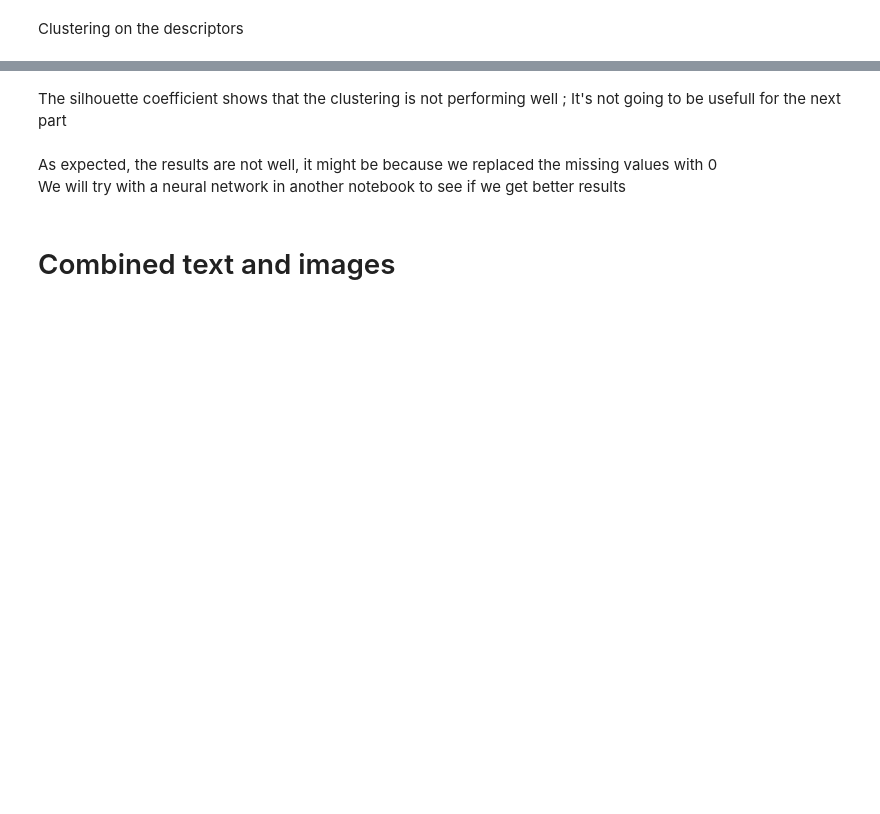
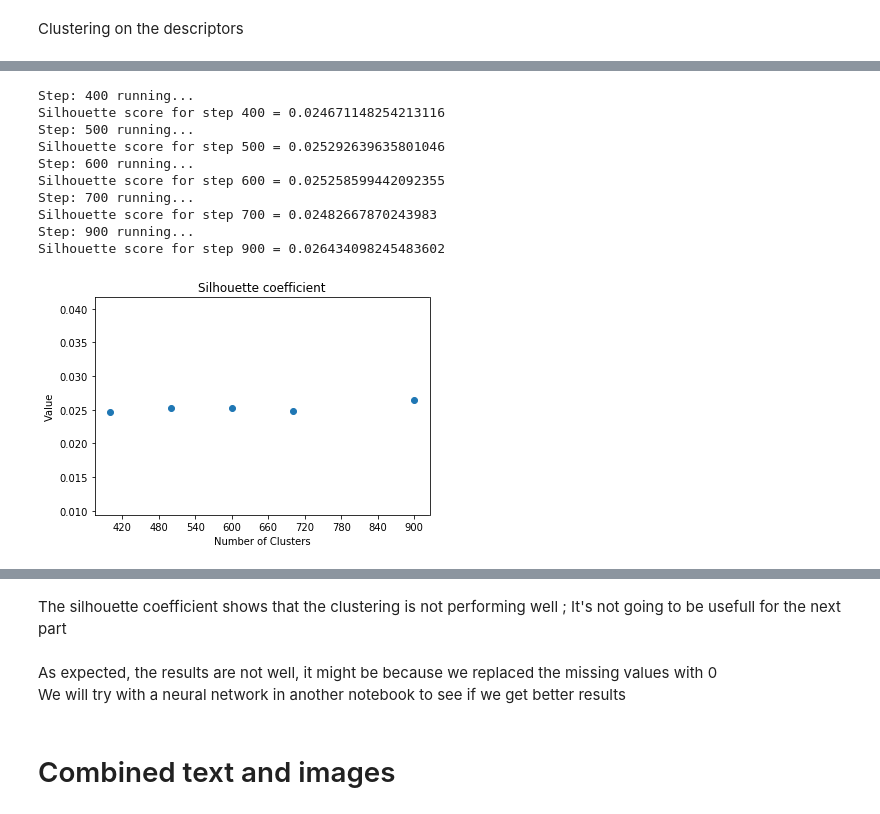
Before and after one commit to Julien-paulet/Ds_projet6, a Jupyter notebook: P6_02_notebook_analyses.ipynb, the cells around one changed output, grey strips where cells are left out. Saved outputs shown, nothing was run; the diff lists cells and outputs as text; code cells hidden in the pictures; blank space fills up the shorter version.

```diff
--- a/P6_02_notebook_analyses.ipynb
+++ b/P6_02_notebook_analyses.ipynb
@@ -562,0 +408,15 @@ silhouette_coef
+# %%
+nbr_clust = [400, 500, 600, 700, 900]
+silhouette_coef = clustering.silhouette(des_df_dev, X_scaled, nbr_clust)
+# %% [output]
+Step: 400 running...
+Silhouette score for step 400 = 0.024671148254213116
+Step: 500 running...
+Silhouette score for step 500 = 0.025292639635801046
+Step: 600 running...
+Silhouette score for step 600 = 0.025258599442092355
+Step: 700 running...
+Silhouette score for step 700 = 0.02482667870243983
+Step: 900 running...
+Silhouette score for step 900 = 0.026434098245483602
+[figure, added]
```
Also changed, not shown: parts of 22 cells of this notebook, 1 other file.
